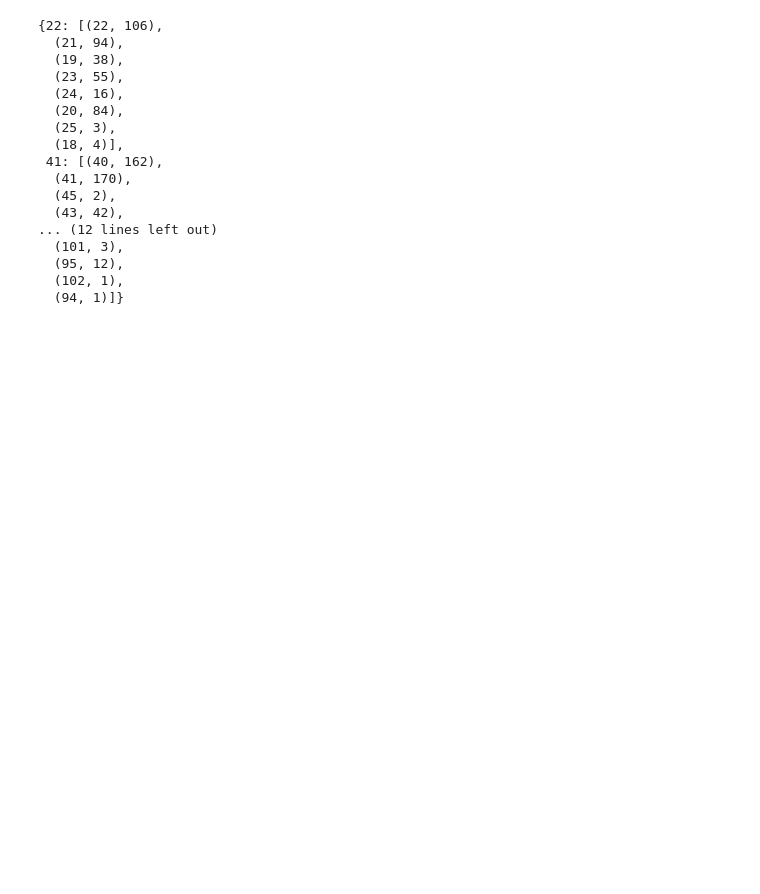
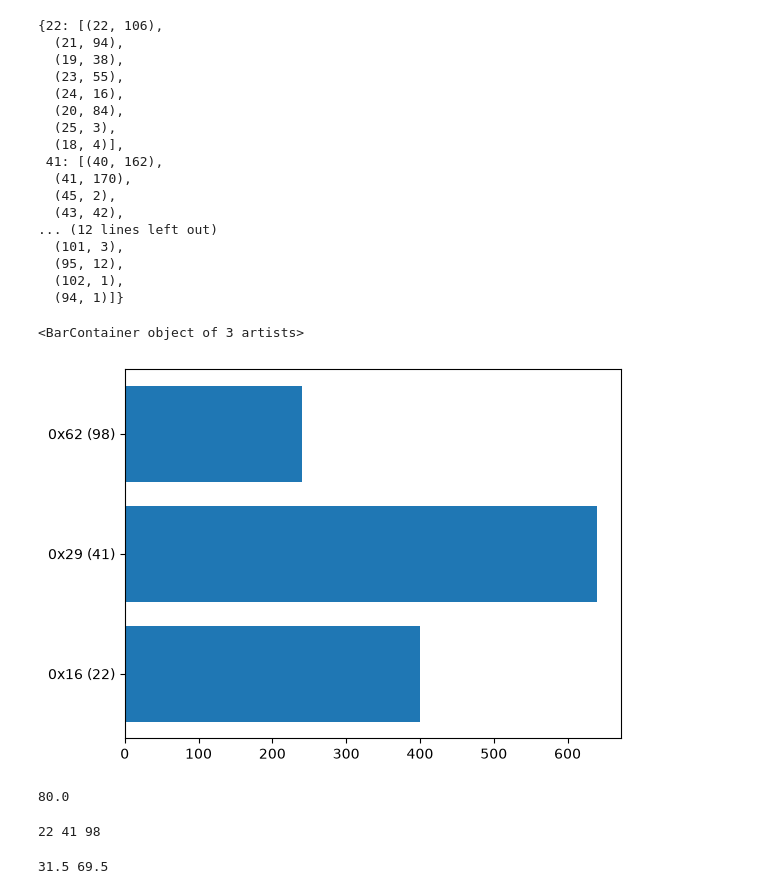
Before and after one commit to Shresht7/esphome-voltas-ac-climate-ir, a Jupyter notebook: protocol/notebook.ipynb, the cells around one changed output. Drawn from its saved outputs; the diff is of its cells as text; code cells hidden in the pictures; blank space fills up the shorter version.

Commit message:
Convert raw pronto codes into bits

```diff
--- a/protocol/notebook.ipynb
+++ b/protocol/notebook.ipynb
@@ -256,3 +256,23 @@ regrouped_dec_counts
 # %%
 x = [x for x in regrouped_dec_counts.keys()]
 y = [sum(v for _, v in regrouped_dec_counts[x]) for x in x]
+x = [f"{hex(x)} ({x})" for x in x]
+plt.barh(x, y)
+# %% [output]
+<BarContainer object of 3 artists>
+[figure, added]
+# %%
+len(pronto_codes[0]['hex'])/2
+# %% [output]
+80.0
+# %%
+low, mid, high = sorted(regrouped_dec_counts.keys())
+print(low, mid, high)
+# %% [output]
+22 41 98
+# %%
+midpoint_low = (low + mid)/2
+midpoint_high = (mid + high)/2
+print(midpoint_low, midpoint_high)
+# %% [output]
+31.5 69.5
```
Also changed, not shown: parts of 2 cells of this notebook.
